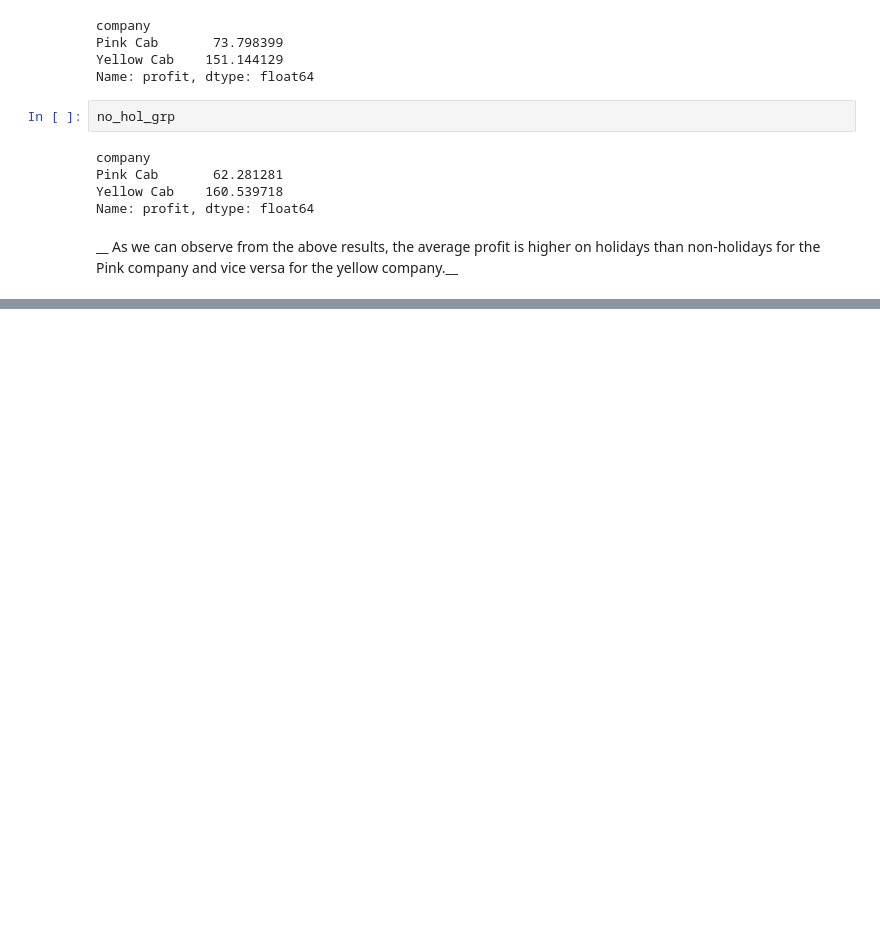
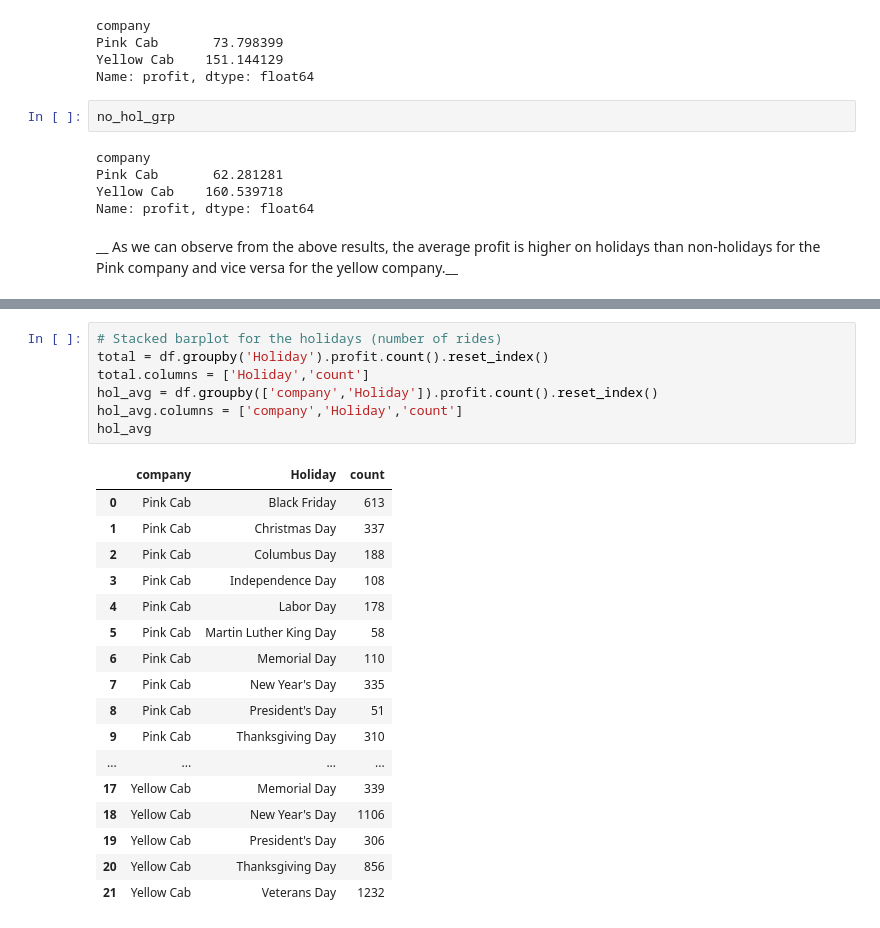
Before and after one commit to udbhavbalaji/G2M-Cab-Investment, a Jupyter notebook: G2M-EDA.ipynb, the cells around one changed output, grey strips where cells are left out. Saved outputs shown, nothing was run; the diff lists cells and outputs as text; blank space fills up the shorter version.

```diff
--- a/G2M-EDA.ipynb
+++ b/G2M-EDA.ipynb
@@ -326,0 +309,25 @@ print(len(list(no_work_df.custID.unique())))
+# %%
+# Stacked barplot for the holidays (number of rides)
+total = df.groupby('Holiday').profit.count().reset_index()
+total.columns = ['Holiday','count']
+hol_avg = df.groupby(['company','Holiday']).profit.count().reset_index()
+hol_avg.columns = ['company','Holiday','count']
+hol_avg
+# %% [output]
+|  | company | Holiday | count |
+| 0 | Pink Cab | Black Friday | 613 |
+| 1 | Pink Cab | Christmas Day | 337 |
+| 2 | Pink Cab | Columbus Day | 188 |
+| 3 | Pink Cab | Independence Day | 108 |
+| 4 | Pink Cab | Labor Day | 178 |
+| 5 | Pink Cab | Martin Luther King Day | 58 |
+| 6 | Pink Cab | Memorial Day | 110 |
+| 7 | Pink Cab | New Year's Day | 335 |
+| 8 | Pink Cab | President's Day | 51 |
+| 9 | Pink Cab | Thanksgiving Day | 310 |
+| ... | ... | ... | ... |
+| 17 | Yellow Cab | Memorial Day | 339 |
+| 18 | Yellow Cab | New Year's Day | 1106 |
+| 19 | Yellow Cab | President's Day | 306 |
+| 20 | Yellow Cab | Thanksgiving Day | 856 |
+| 21 | Yellow Cab | Veterans Day | 1232 |
```
Also changed, not shown: parts of 12 cells of this notebook.
